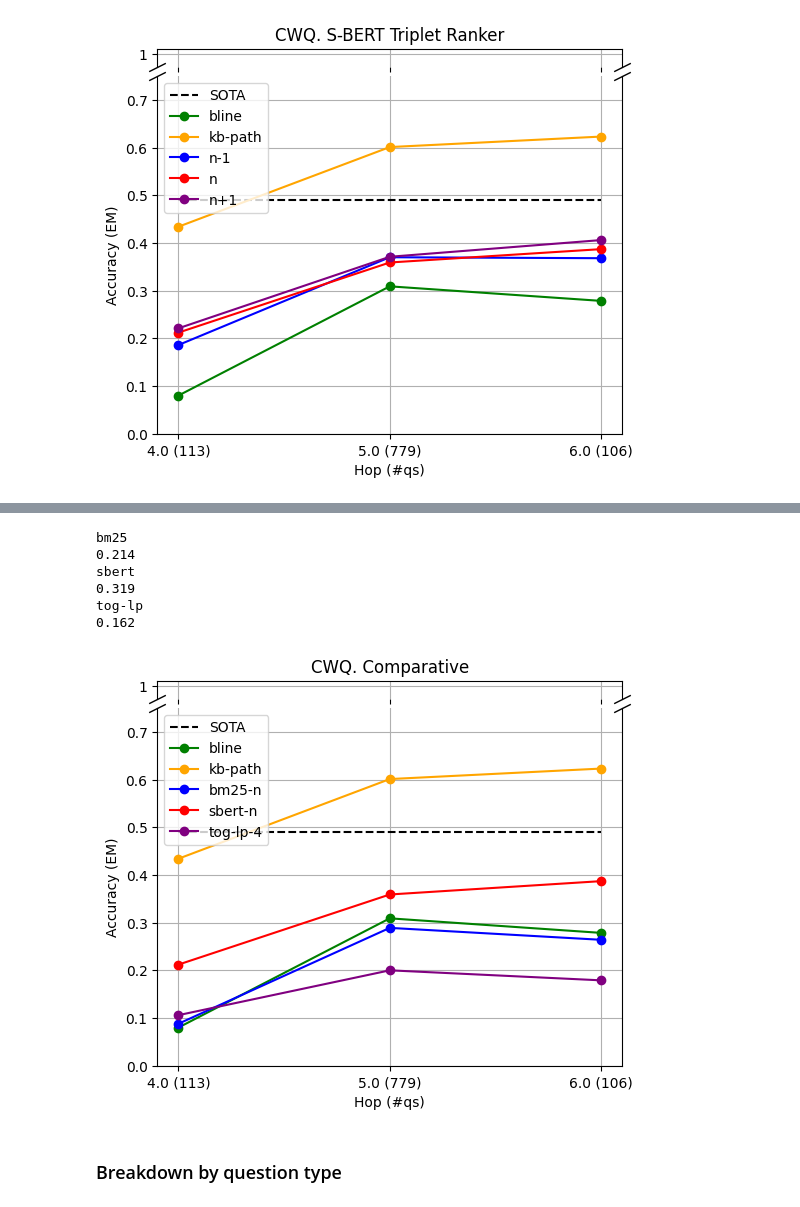
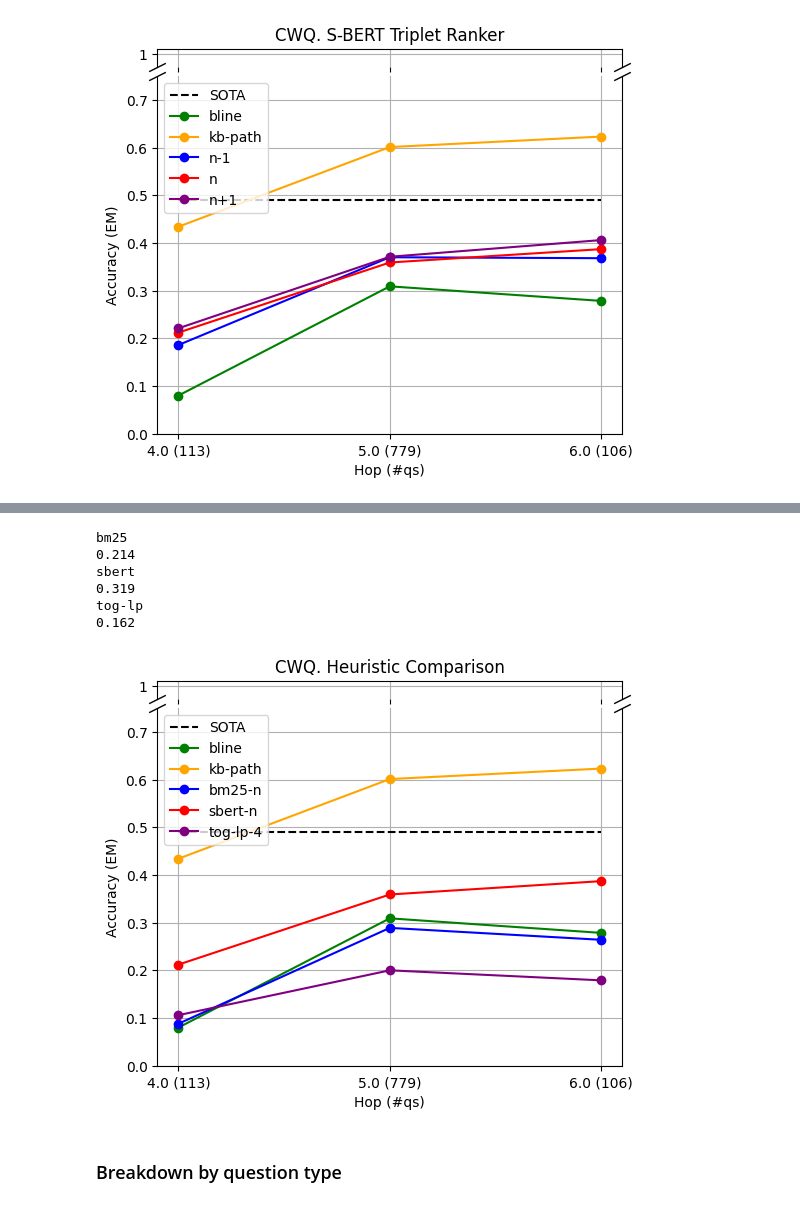
Before and after one commit to plaunezkiy/dissertation, a Jupyter notebook: code/2_kg_inference/results/cwq_results.ipynb, the cells around one changed output, grey strips where cells are left out. Drawn from its saved outputs; the diff is of its cells as text; code cells hidden in the pictures.

```diff
--- a/code/2_kg_inference/results/cwq_results.ipynb
+++ b/code/2_kg_inference/results/cwq_results.ipynb
@@ -207,8 +211,8 @@ cwq_sota = [0.4744, 0.5900, 0.4789, 0.4196]
 cwq_avg_sota = round(np.average(cwq_sota), 3)
 print(cwq_avg_sota)
 
-def plot_sota(ax):
-    ax.hlines(cwq_avg_sota, 4, 6, colors="black", linestyles="dashed", label="SOTA")
+def plot_sota(ax, lower=4, upper=6):
+    ax.hlines(cwq_avg_sota, lower, upper, colors="black", linestyles="dashed", label="SOTA")
 # %% [output]
 0.491
 # %%
@@ -423,35 +420,35 @@ datas = {
 }
 #
 plot_sota(ax)
 for j,k in enumerate(datas.keys()):
     ax.plot(
         data.index.values.astype(int), datas[k],
         color=colors[k], label=k, marker="o",
 
     )
 plt.xticks(data.index.values.astype(int), [f"{i} ({data.loc[i, 'total']})" for i in data.index.values])
 
-tax.set_title("CWQ. Comparative")
+tax.set_title("CWQ. Heuristic Comparison")
 plt.xlabel("Hop (#qs)")
 plt.ylabel("Accuracy (EM)")
 plt.legend()
 plt.grid()
 print(
     "bm25", round(sum(bm25) / len(bm25), 3),
     "sbert", round(sum(sbert) / len(sbert), 3),
     "tog-lp", round(sum(data["tog-lp-4_p"]) / len(data["tog-lp-4_p"]), 3),
     sep="\n"
 )
 # Display the plot
 plt.show()
 # %% [output]
 bm25
 0.214
 sbert
 0.319
 tog-lp
 0.162
-[figure, old version]
+[figure, new version]
 # %% [markdown]
 ### Breakdown by question type
 # %%
```
Also changed, not shown: parts of 10 cells of this notebook, 10 other files.
